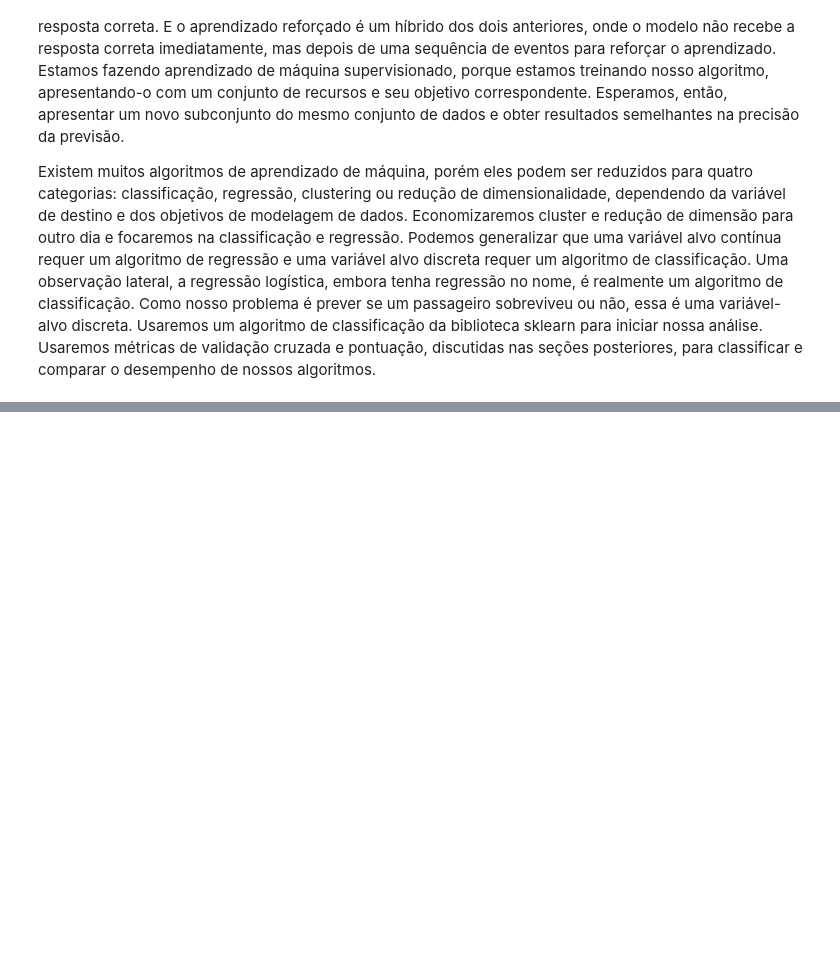
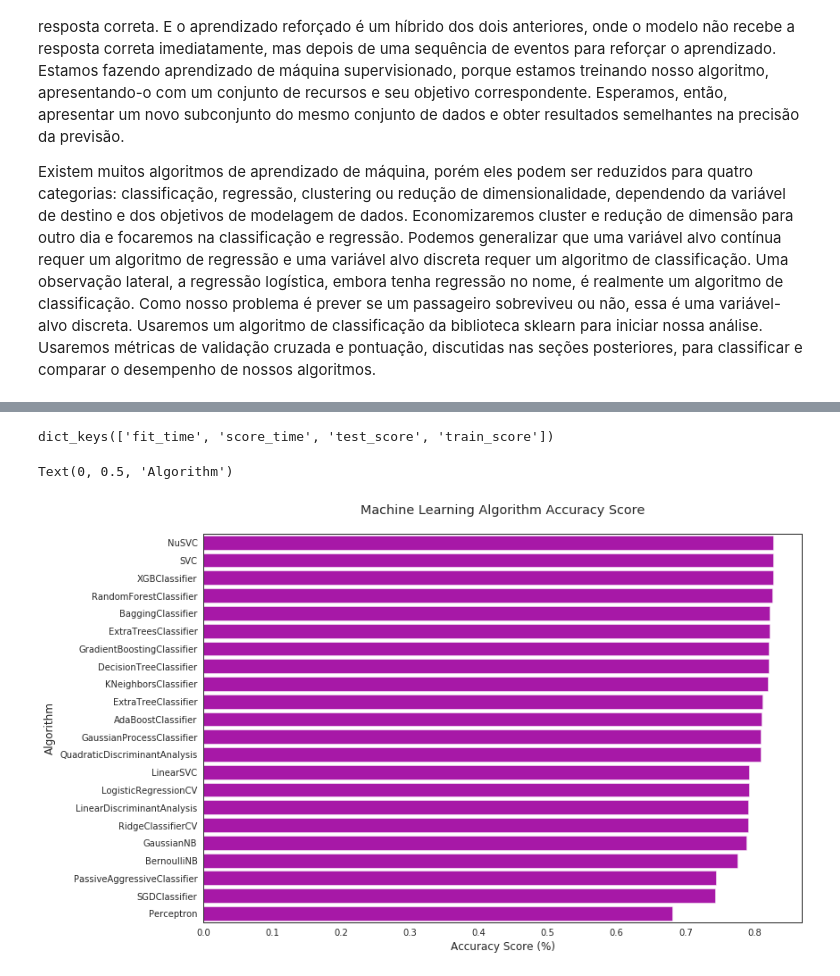
Before and after one commit to KaioViana/Titanic-predict, a Jupyter notebook: titanic.ipynb, the cells around one changed output, grey strips where cells are left out. Cells and saved outputs as stored; diff of their text form; code cells hidden in the pictures; blank space fills up the shorter version.

```diff
--- a/titanic.ipynb
+++ b/titanic.ipynb
@@ -841,0 +898,14 @@ MLA = [
+# %%
+cv_results.keys()
+# %% [output]
+dict_keys(['fit_time', 'score_time', 'test_score', 'train_score'])
+# %%
+# mostranndo gráfico de acurácia de cada modelo
+sns.barplot(x='MLA Test Accuracy Mean', y='MLA Name', data=MLA_compare, color='m')
+
+plt.title('Machine Learning Algorithm Accuracy Score\n')
+plt.xlabel('Accuracy Score (%)')
+plt.ylabel('Algorithm')
+# %% [output]
+Text(0, 0.5, 'Algorithm')
+[figure, added]
```
Also changed, not shown: parts of 24 cells of this notebook.
